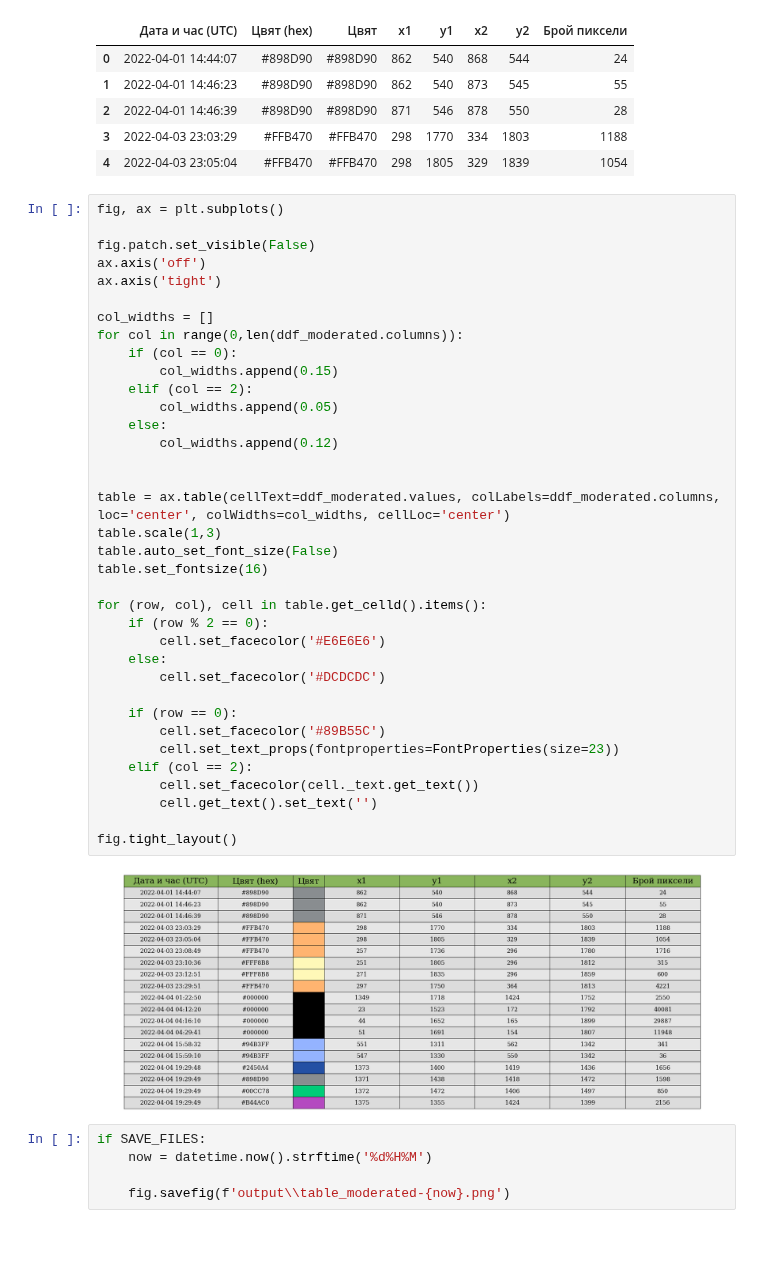
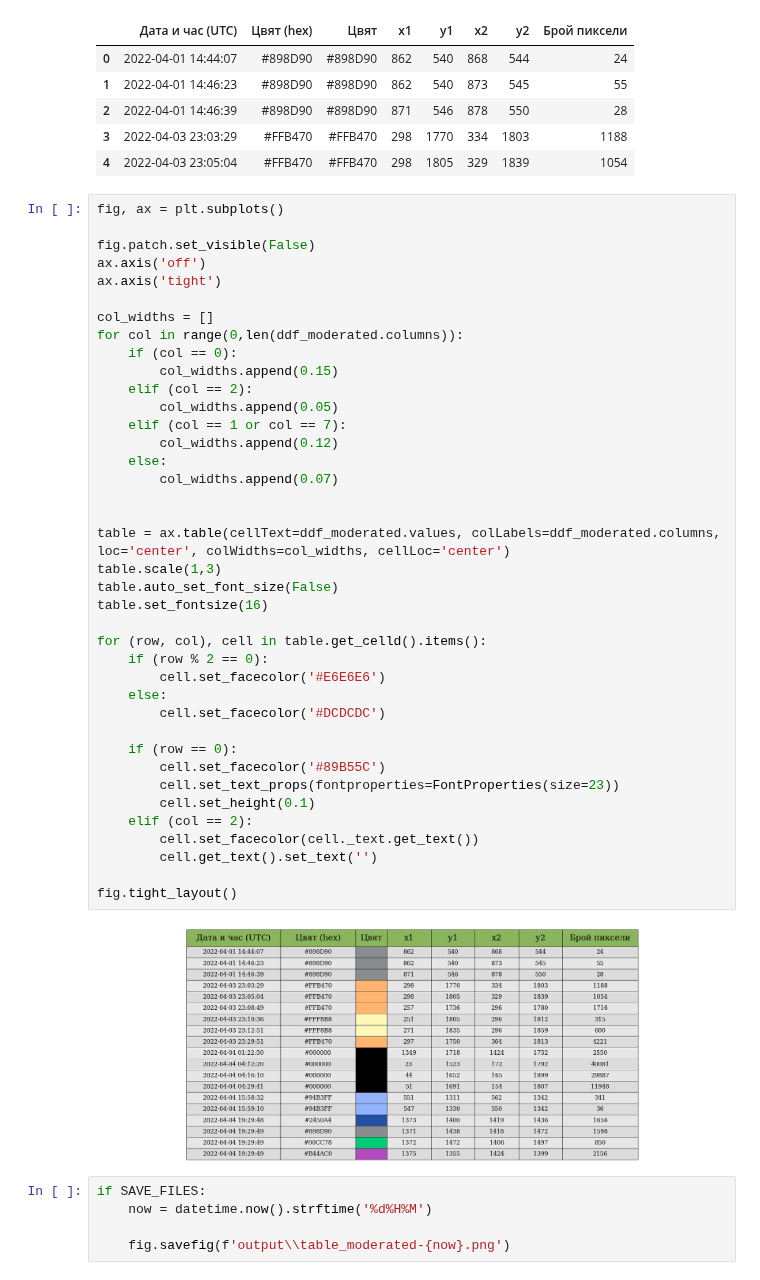
Before and after one commit to Denis-Iv/Analyzing-Social-Experiment, a Jupyter notebook: visualize_data.ipynb, the cells around one changed output. Cells and saved outputs as stored; diff of their text form; blank space fills up the shorter version.

```diff
--- a/visualize_data.ipynb
+++ b/visualize_data.ipynb
@@ -411,35 +411,38 @@ ax.axis('tight')
 
 col_widths = []
 for col in range(0,len(ddf_moderated.columns)):
     if (col == 0):
         col_widths.append(0.15)
     elif (col == 2):
         col_widths.append(0.05)
+    elif (col == 1 or col == 7):
+        col_widths.append(0.12)
     else:
-        col_widths.append(0.12)
+        col_widths.append(0.07)
 
 
 table = ax.table(cellText=ddf_moderated.values, colLabels=ddf_moderated.columns, loc='center', colWidths=col_widths, cellLoc='center')
 table.scale(1,3)
 table.auto_set_font_size(False)
 table.set_fontsize(16)
 
 for (row, col), cell in table.get_celld().items():
     if (row % 2 == 0):
         cell.set_facecolor('#E6E6E6')
     else:
         cell.set_facecolor('#DCDCDC')
 
     if (row == 0):
         cell.set_facecolor('#89B55C')
         cell.set_text_props(fontproperties=FontProperties(size=23))
+        cell.set_height(0.1)
     elif (col == 2):
         cell.set_facecolor(cell._text.get_text())
         cell.get_text().set_text('')
 
 fig.tight_layout()
 # %% [output]
-[figure, old version]
+[figure, new version]
 # %%
 if SAVE_FILES:
     now = datetime.now().strftime('%d%H%M')
```
